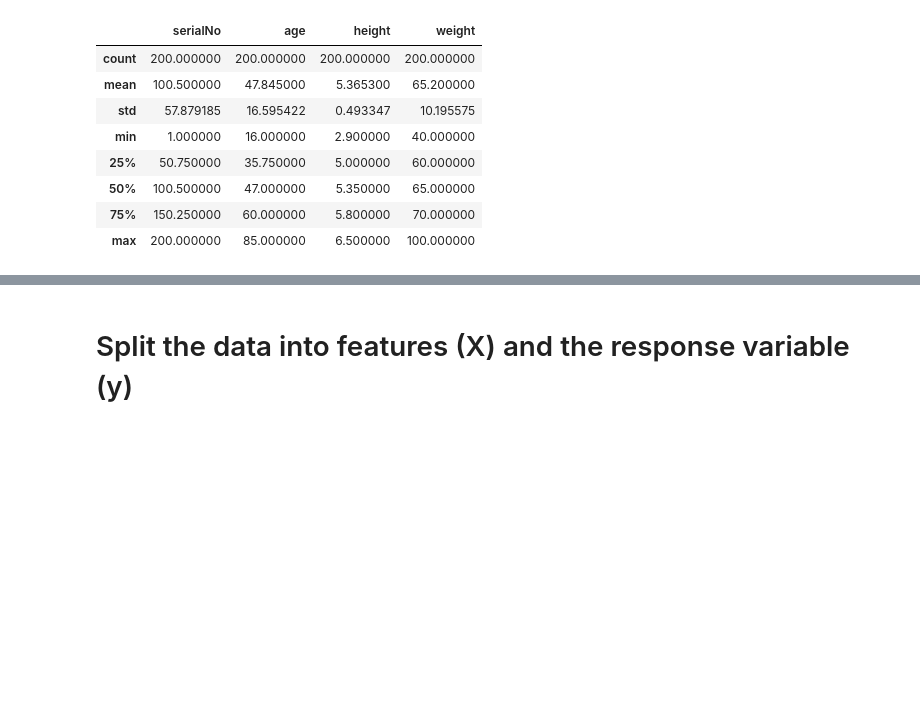
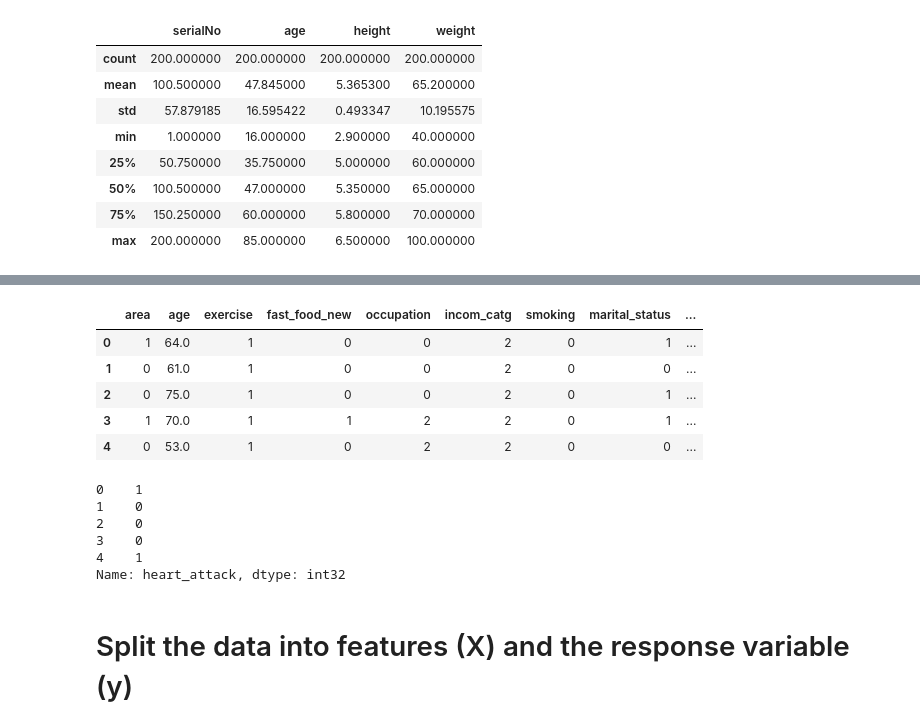
Before and after one commit to adilrasheed139/ML-Heart-attack-detection-performance-comparison, a Jupyter notebook: heart.ipynb, the cells around one changed output, grey strips where cells are left out. Drawn from its saved outputs; the diff is of its cells as text; code cells hidden in the pictures; blank space fills up the shorter version.

```diff
--- a/heart.ipynb
+++ b/heart.ipynb
@@ -326,0 +347,14 @@ data.describe()
+# %%
+label_encoders = {}
+for col in data.select_dtypes(include=['object']).columns:
+    label_encoders[col] = LabelEncoder()
+    data[col] = label_encoders[col].fit_transform(data[col])
+# %%
+data.head()
+# %% [output]
+|  | area | age | exercise | fast_food_new | occupation | incom_catg | smoking | marital_status | ... |
+| 0 | 1 | 64.0 | 1 | 0 | 0 | 2 | 0 | 1 | ... |
+| 1 | 0 | 61.0 | 1 | 0 | 0 | 2 | 0 | 0 | ... |
+| 2 | 0 | 75.0 | 1 | 0 | 0 | 2 | 0 | 1 | ... |
+| 3 | 1 | 70.0 | 1 | 1 | 2 | 2 | 0 | 1 | ... |
+| 4 | 0 | 53.0 | 1 | 0 | 2 | 2 | 0 | 0 | ... |
@@ -327,3 +363,13 @@ data.describe()
+# %%
+target = data.heart_attack
+target.head()
+# %% [output]
+0    1
+1    0
+2    0
+3    0
+4    1
+Name: heart_attack, dtype: int32
 # %% [markdown]
 # Split the data into features (X) and the response variable (y)
 # %%
```
Also changed, not shown: parts of 14 cells of this notebook.
